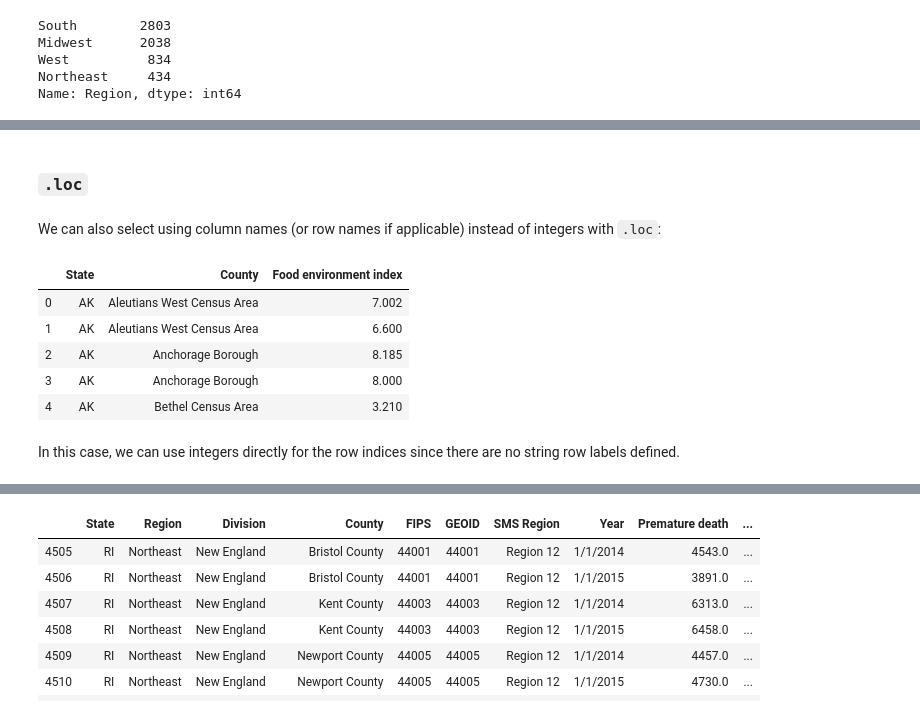
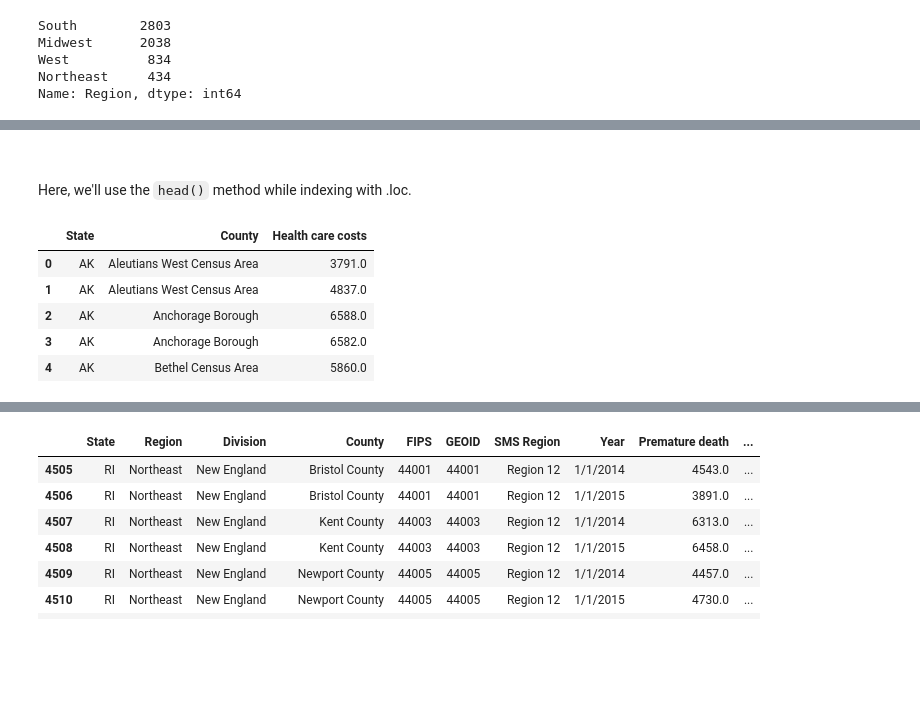
Before and after one commit to UNC-Libraries-data/Python, a Jupyter notebook: Jupyter/Pandas.ipynb, the cells around one changed output, grey strips where cells are left out. Saved outputs shown, nothing was run; the diff lists cells and outputs as text; code cells hidden in the pictures; blank space fills up the shorter version.

```diff
--- a/Jupyter/Pandas.ipynb
+++ b/Jupyter/Pandas.ipynb
@@ -127,15 +218,13 @@ df.iloc[:4,:4]
-# %% [markdown]
-### `.loc`
-# %% [markdown]
-We can also select using column names (or row names if applicable) instead of integers with `.loc`:
+# %% [markdown]
+&nbsp;
+
+Here, we'll use the `head()` method while indexing with .loc.
 # %%
-df.loc[:,["State","County","Food environment index"]].head()
+df.loc[:,["State","County","Health care costs"]].head()
 # %% [output]
-|  | State | County | Food environment index |
-| 0 | AK | Aleutians West Census Area | 7.002 |
-| 1 | AK | Aleutians West Census Area | 6.600 |
-| 2 | AK | Anchorage Borough | 8.185 |
-| 3 | AK | Anchorage Borough | 8.000 |
-| 4 | AK | Bethel Census Area | 3.210 |
+|  | State | County | Health care costs |
+| 0 | AK | Aleutians West Census Area | 3791.0 |
+| 1 | AK | Aleutians West Census Area | 4837.0 |
+| 2 | AK | Anchorage Borough | 6588.0 |
+| 3 | AK | Anchorage Borough | 6582.0 |
+| 4 | AK | Bethel Census Area | 5860.0 |
-# %% [markdown]
-In this case, we can use integers directly for the row indices since there are no string row labels defined.
```
Also changed, not shown: parts of 64 cells of this notebook, 6 other files.
